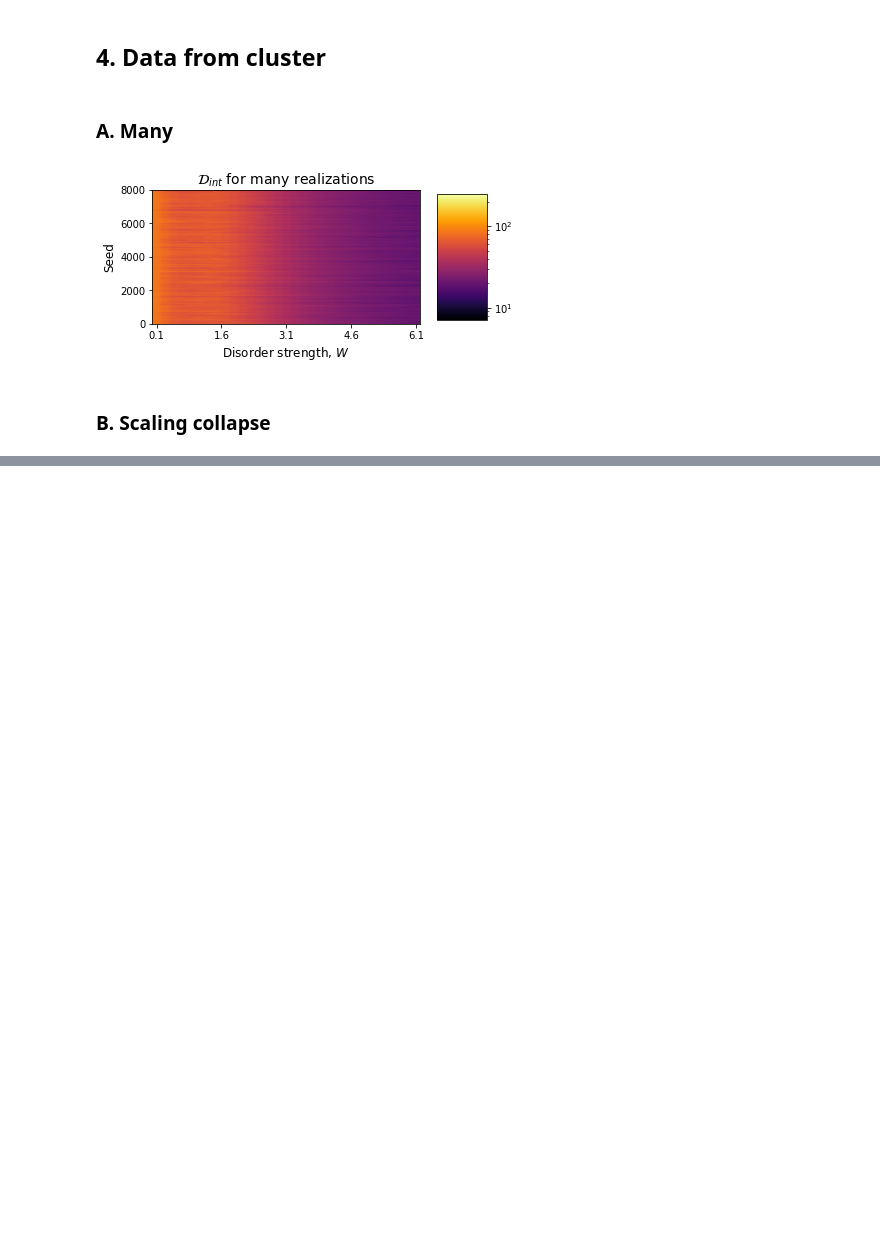
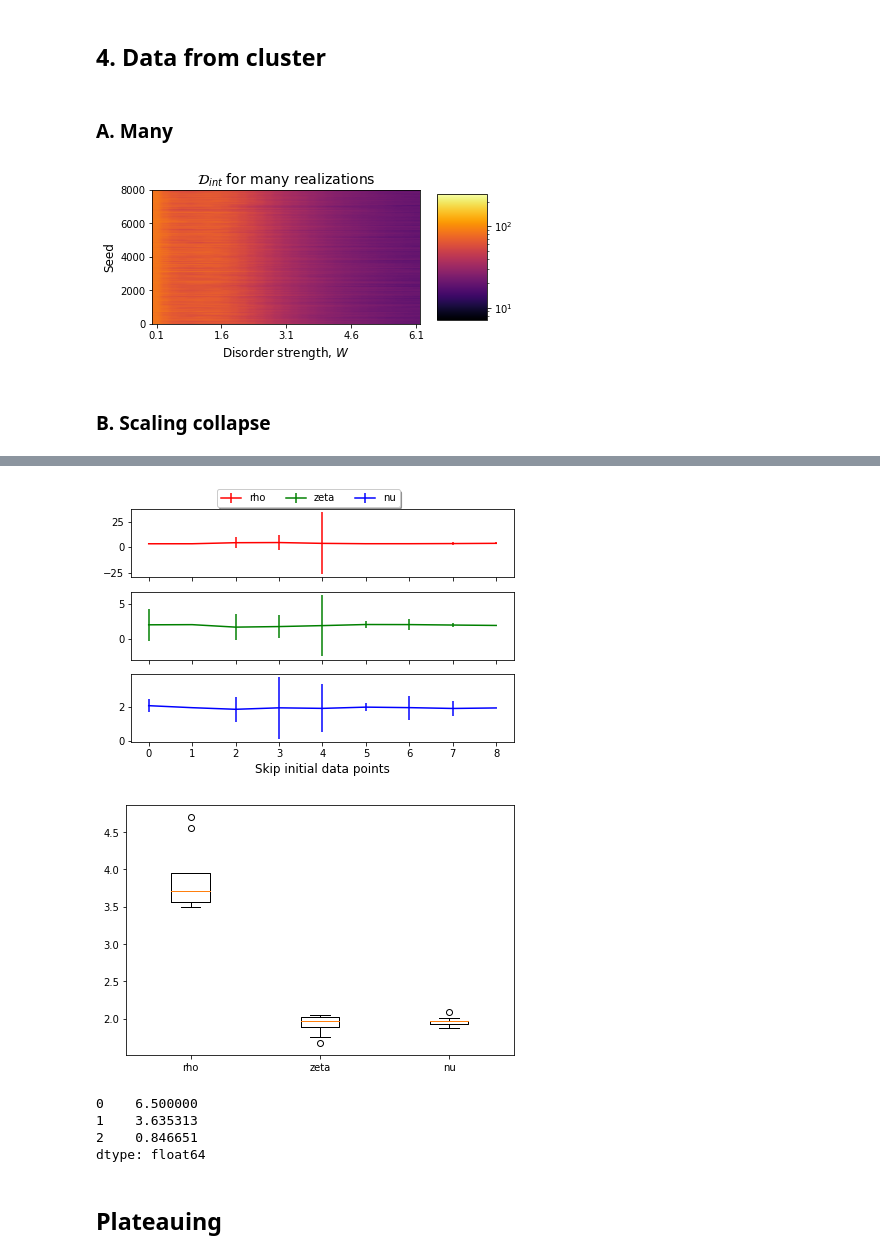
Before and after one commit to tonton-golio/mbl-intrinsicDim, a Jupyter notebook: IDMBL.ipynb, the cells around one changed output, grey strips where cells are left out. Drawn from its saved outputs; the diff is of its cells as text; code cells hidden in the pictures; blank space fills up the shorter version.

```diff
--- a/IDMBL.ipynb
+++ b/IDMBL.ipynb
@@ -174,7 +173,0 @@ skip= 7 criticality: $W_c=$ 3.6517548433076086 $\pm$ 0.21975637931388842
-# %%
-res_dict = {}
-skip_init_range = 9
-for skip_init in range(skip_init_range):
-    res = scale_collapse2(ID_mean, ws_cluster, Ls_cluster, skip_initial=skip_init)
-    res_dict[skip_init] = res
-    plt.close()
@@ -243,0 +174,7 @@ plt.show()
+# %%
+res_dict = {}
+skip_init_range = 9
+for skip_init in range(skip_init_range):
+    res = scale_collapse2(ID_mean,ID_std, ws_cluster, Ls_cluster, skip_initial=skip_init)
+    res_dict[skip_init] = res
+    plt.close()
@@ -243,0 +200,44 @@ plt.show()
+# %%
+rho = [res_dict[i]['rho'] for i in range(skip_init_range)]
+drho = [res_dict[i]['drho'] for i in range(skip_init_range)]
+zeta = [res_dict[i]['zeta'] for i in range(skip_init_range)]
+dzeta = [res_dict[i]['dzeta'] for i in range(skip_init_range)]
+nu = [res_dict[i]['nu'] for i in range(skip_init_range)]
+dnu = [res_dict[i]['dnu'] for i in range(skip_init_range)]
+
+fig, ax = plt.subplots(3,1, sharex=True)
+
+index=0
+for y, yerr, label, color in zip([rho,zeta,nu],[drho,dzeta,dnu],'rho,zeta,nu'.split(','), 'r,g,b'.split(',')):
+    ax[index].errorbar(range(skip_init_range), y, yerr=yerr, label=label, c=color)
+    #ax[index].legend()
+    index+=1
+fig.legend(labels='rho,zeta,nu'.split(','),loc='upper center', bbox_to_anchor=(0.5, 1.05),
+          ncol=3, fancybox=True, shadow=True)
+plt.xlabel('Skip initial data points', fontsize = 12)
+plt.tight_layout()
+plt.savefig('figures/exponents_skip_init_box.png', dpi=400)
+plt.show()
+
+plt.figure()
+plt.boxplot(np.vstack([rho,zeta,nu]).T)
+plt.xticks(range(1,4), 'rho,zeta,nu'.split(','))
+plt.tight_layout()
+plt.savefig('figures/exponents_skip_init.png', dpi=400)
+plt.show()
+# %% [output]
+[figure, added]
+[figure, added]
+# %%
+import pandas as pd
+np.median(rho),
+ton = np.vstack([np.arange(len(rho)),rho, drho]).T
+df = pd.DataFrame(ton).dropna()
+df[df[2]<2].median()
+# %% [output]
+0    6.500000
+1    3.635313
+2    0.846651
+dtype: float64
+# %% [markdown]
+## Plateauing
```
Also changed, not shown: parts of 9 cells of this notebook, 1 other file.
